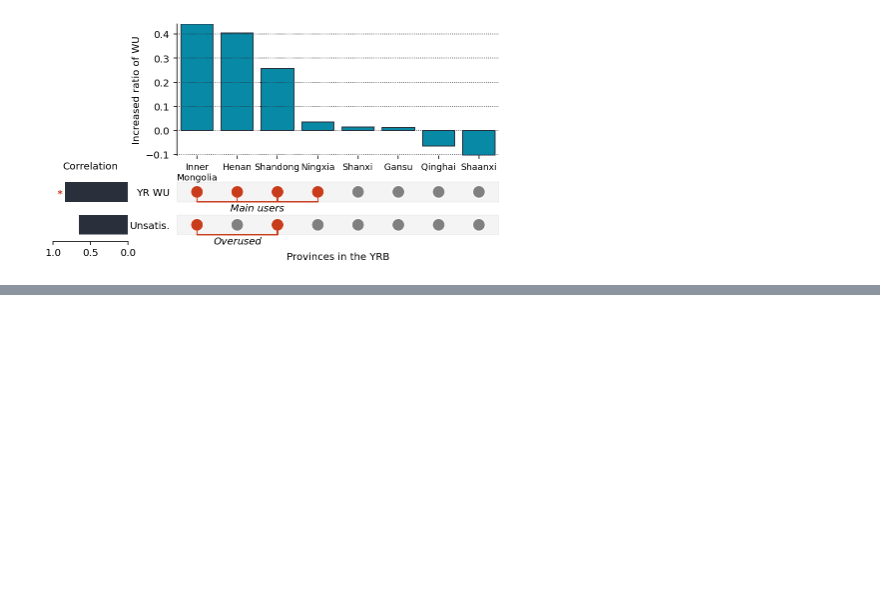
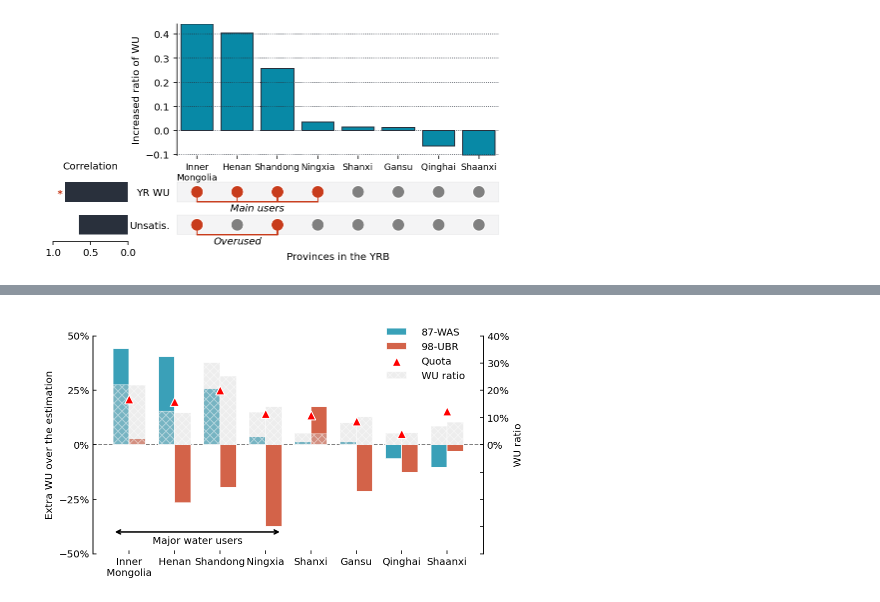
Before and after one commit to SongshGeo/Water-Allocation-Institution, a Jupyter notebook: notebooks/03_SynthControl.ipynb, the cells around one changed output, grey strips where cells are left out. Drawn from its saved outputs; the diff is of its cells as text; code cells hidden in the pictures; blank space fills up the shorter version.

Commit message:
feat(new-plot-fig-3): re-draw fig 3
BREAKING CHANGE:

```diff
--- a/notebooks/03_SynthControl.ipynb
+++ b/notebooks/03_SynthControl.ipynb
@@ -82,0 +89,4 @@ corrs
+# %%
+test = statistic_87['YR_WU'] + statistic_98['YR_WU']
+test/test.sum()
+base = (statistic_87['scheme87']/statistic_87['scheme87'].sum())
@@ -82,0 +103,84 @@ corrs
+# %%
+compare_df = pd.DataFrame()
+compare_df['87_ratio'] = statistic_87['diff_ratio']
+compare_df['98_ratio'] = statistic_98['diff_ratio']
+compare_df['wu_ratio_87'] = statistic_87['YR_WU']/statistic_87['YR_WU'].sum()
+compare_df['wu_ratio_98'] = statistic_98['YR_WU']/statistic_98['YR_WU'].sum()
+compare_df = compare_df.sort_values('87_ratio', ascending=False)
+# %%
+from matplotlib import ticker
+plt.rcParams['xtick.direction'] = 'in'
+plt.rcParams['ytick.direction'] = 'in'
+fig, ax1 = plt.subplots(figsize=(7, 4))
+
+width = 0.36
+x = np.arange(8)
+index = compare_df.index
+ax2 = ax1.twinx()
+
+ax2.bar(x-width/2, width=width, height=compare_df['wu_ratio_87'], color='lightgray', alpha=0.4, edgecolor='white', hatch="xxx", label='WU ratio', zorder=0)
+ax2.bar(x+width/2, width=width, height=compare_df['wu_ratio_98'], color='lightgray', alpha=0.4, edgecolor='white', hatch="xxx", zorder=0)
+ax2.scatter(range(8), base[compare_df.index], marker="^", color='red', edgecolor='white', s=80, label="Quota")
+
+ax1.bar(x-width/2, width=width, height=compare_df['87_ratio'], color='#0889A6', alpha=0.8, zorder=1, label='87-WAS', edgecolor='white')
+ax1.bar(x+width/2, width=width, height=compare_df['98_ratio'], color='#C83C1C', alpha=0.8, zorder=1, label='98-UBR', edgecolor='white')
+
+
+# 坐标轴距离
+ax1.set_yticks(np.arange(-0.5, 0.51, 0.25))
+ax1.set_ylim(-0.5, 0.5)
+ax1.set_xlim(-0.8, 7.8)
+ax2.set_yticks(np.arange(-0.4, 0.41, 0.1))
+ax2.set_ylim(-0.4, 0.4)
+ax2.set_yticklabels(["", "", "", "", "0%", "10%", "20%", "30%", "40%"])
+
+for ax in [ax1, ax2]:
+    ax.spines['top'].set_visible(False)
+    ax.spines['left'].set_visible(True)
+    ax.spines['right'].set_visible(True)
+    ax.spines['bottom'].set_visible(False)
+
+xticklabels = index.to_list()
+xticklabels.insert(0, "")
+ax1.set_xticklabels(xticklabels)
+claen_labels = []
+for label in ax1.get_xticklabels():
+    text = label.get_text()
+    if text == "Neimeng":
+        text = 'Inner\nMongolia'
+    elif text == 'Shanxi':
+        text = 'Shaanxi'
+    elif text == 'Shaanxi':
+        text = 'Shanxi'
+    claen_labels.append(text)
+ax1.set_xticklabels(claen_labels)
+ax1.set_ylabel("Extra WU over the estimation")
+ax2.set_ylabel("WU ratio")
+#### 辅助线 ========
+ax1.axhline(0, ls='--', color='gray', lw=1, zorder=0)
+ax1.annotate("",
+        xy=(0-width, -0.4), xycoords='data',
+        xytext=(3+width, -0.4), textcoords='data',
+        arrowprops=dict(arrowstyle="<->",
+                       connectionstyle='arc3',
+                       color='black', lw=1.5))
+ax1.text(1.5, -0.42, "Major water users", color='black', horizontalalignment='center', verticalalignment='top')
+ax1.yaxis.set_major_formatter(ticker.PercentFormatter(xmax=1, decimals=0))
+
+# -=====  图例
+
+legend_handles = []
+legend_labels = []
+for handle, label in zip(*ax1.get_legend_handles_labels()):
+    legend_handles.append(handle)
+    legend_labels.append(label)
+
+for handle, label in zip(*ax2.get_legend_handles_labels()):
+    legend_handles.append(handle)
+    legend_labels.append(label)
+
+fig.legend(loc=(0.7, 0.73), frameon=False, handles=legend_handles, labels=legend_labels, handletextpad=1.5)
+plt.savefig("figs/outputs/fig3.pdf", format='pdf')
+plt.show();
+# %% [output]
+[figure, added]
```
Also changed, not shown: parts of 5 cells of this notebook, 6 other files.
